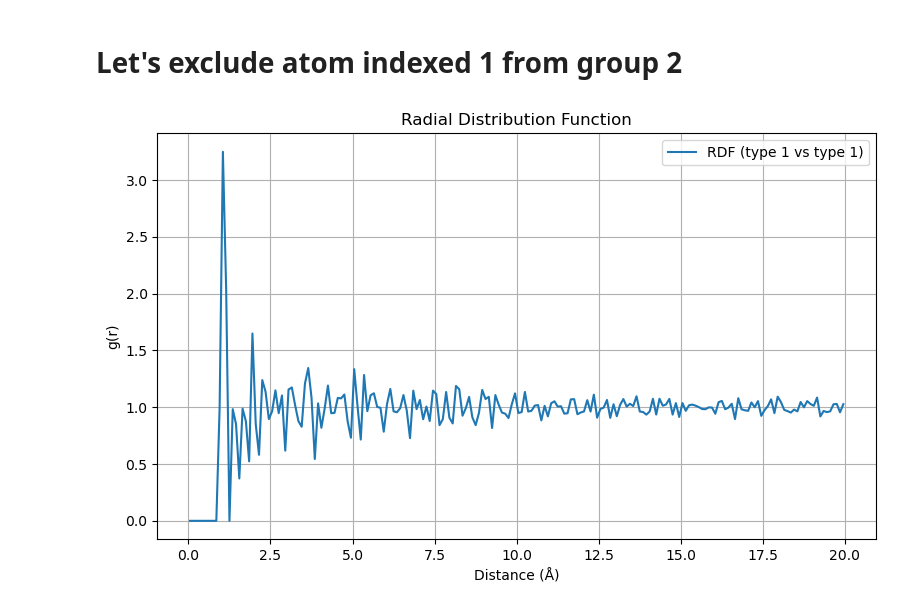
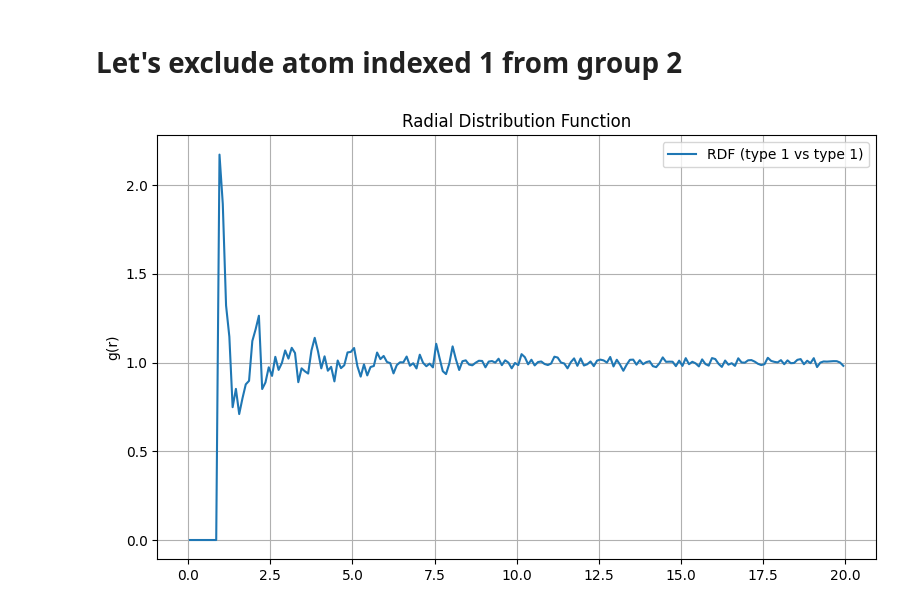
Before and after one commit to StephMcCallum/mupt-analysis-clean, a Jupyter notebook: RDF_reference/RDF.ipynb, the cells around one changed output. Saved outputs shown, nothing was run; the diff lists cells and outputs as text; code cells hidden in the pictures.

```diff
--- a/RDF_reference/RDF.ipynb
+++ b/RDF_reference/RDF.ipynb
@@ -34,27 +34,27 @@ plt.show()
 # %%
 import MDAnalysis as mda
 from MDAnalysis.analysis.rdf import InterRDF
 import matplotlib.pyplot as plt
-u = mda.Universe("production_4ns.dump", format="LAMMPSDUMP")
+u = mda.Universe("CG_1ns_non_linear_N_60_C_1000.dump", format="LAMMPSDUMP")
 u.trajectory[0] # Frame 1 is taken here!
 
 # print(u.atoms.types)
 
 group1 = u.select_atoms("type 1 and index 1")
 group2 = u.select_atoms("type 1 and not index 1")
 
 # Initialize the RDF calculation (defaults: bins=75, range=(0, 15))
 rdf = InterRDF(group1, group2, nbins=200, range=(0.0, 20.0))
 rdf.run()
 
 # Plot RDF
 plt.figure(figsize=(8, 5))
 plt.plot(rdf.bins, rdf.rdf, label='RDF (type 1 vs type 1)')
 plt.ylabel('g(r)')
 plt.title('Radial Distribution Function')
 plt.grid(True)
 plt.legend()
 plt.tight_layout()
 plt.show()
 # %% [output]
-[figure, old version]
+[figure, new version]
```
Also changed, not shown: parts of 5 cells of this notebook, 3 other files.
